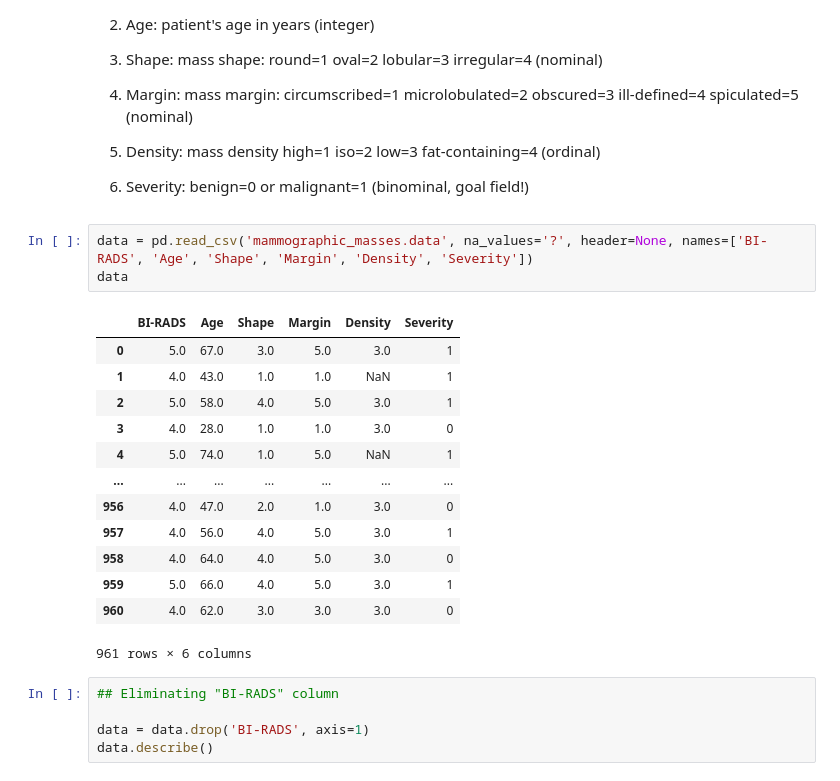
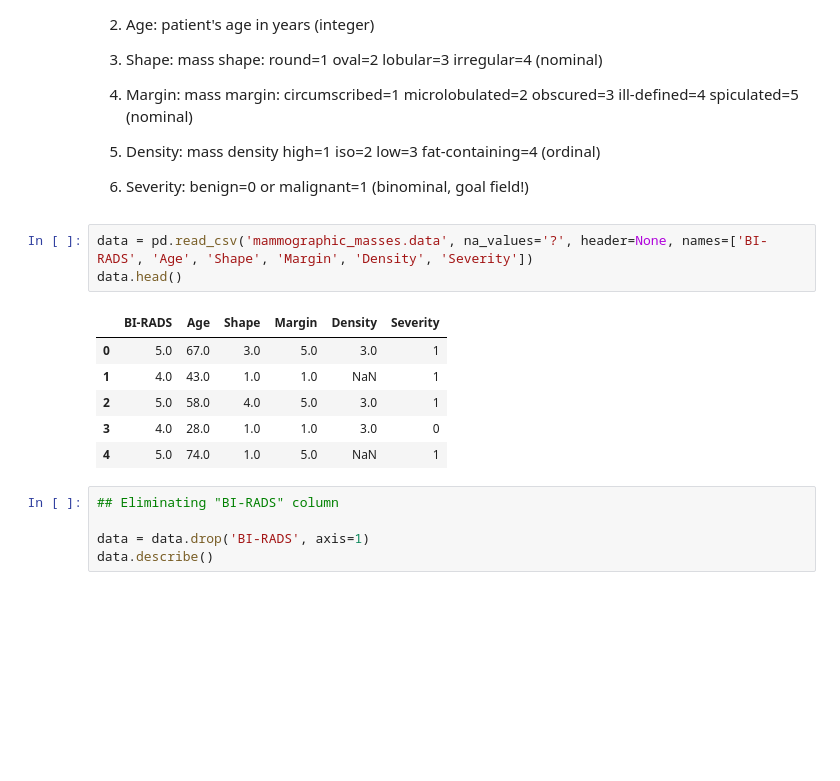
Before and after one commit to ceciliasant/AAproj1, a Jupyter notebook: proj1.ipynb, the cells around one changed output. Drawn from its saved outputs; the diff is of its cells as text; blank space fills up the shorter version.

```diff
--- a/proj1.ipynb
+++ b/proj1.ipynb
@@ -51,21 +53,14 @@ import kerastuner as kt
 6. Severity: benign=0 or malignant=1 (binominal, goal field!)
 # %%
 data = pd.read_csv('mammographic_masses.data', na_values='?', header=None, names=['BI-RADS', 'Age', 'Shape', 'Margin', 'Density', 'Severity'])
-data
+data.head()
 # %% [output]
 |  | BI-RADS | Age | Shape | Margin | Density | Severity |
 | 0 | 5.0 | 67.0 | 3.0 | 5.0 | 3.0 | 1 |
 | 1 | 4.0 | 43.0 | 1.0 | 1.0 | NaN | 1 |
 | 2 | 5.0 | 58.0 | 4.0 | 5.0 | 3.0 | 1 |
 | 3 | 4.0 | 28.0 | 1.0 | 1.0 | 3.0 | 0 |
 | 4 | 5.0 | 74.0 | 1.0 | 5.0 | NaN | 1 |
-| ... | ... | ... | ... | ... | ... | ... |
-| 956 | 4.0 | 47.0 | 2.0 | 1.0 | 3.0 | 0 |
-| 957 | 4.0 | 56.0 | 4.0 | 5.0 | 3.0 | 1 |
-| 958 | 4.0 | 64.0 | 4.0 | 5.0 | 3.0 | 0 |
-| 959 | 5.0 | 66.0 | 4.0 | 5.0 | 3.0 | 1 |
-| 960 | 4.0 | 62.0 | 3.0 | 3.0 | 3.0 | 0 |
-961 rows × 6 columns
 # %%
 ## Eliminating "BI-RADS" column
 
```
Also changed, not shown: parts of 50 cells of this notebook.
